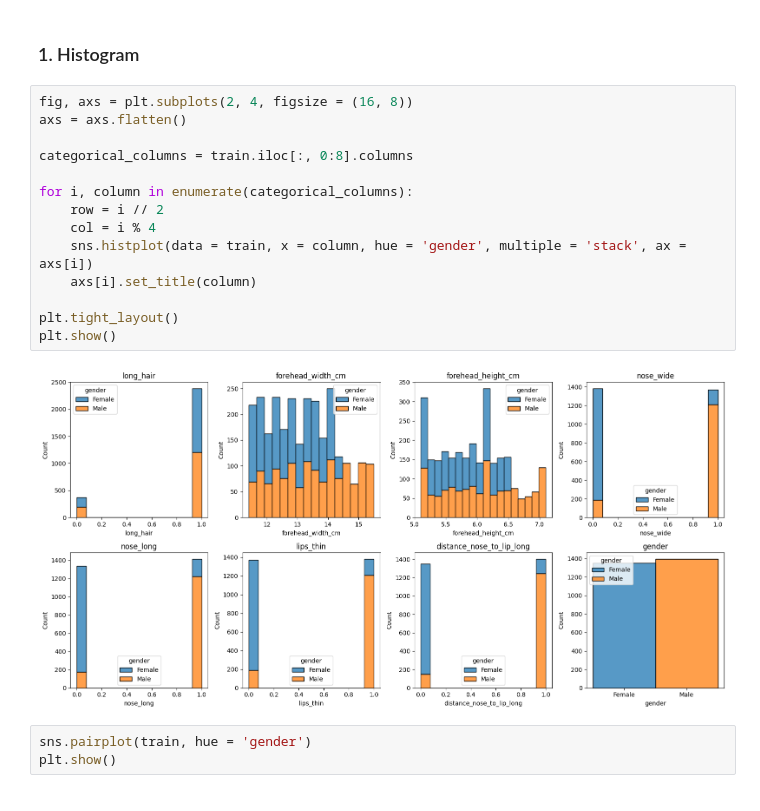
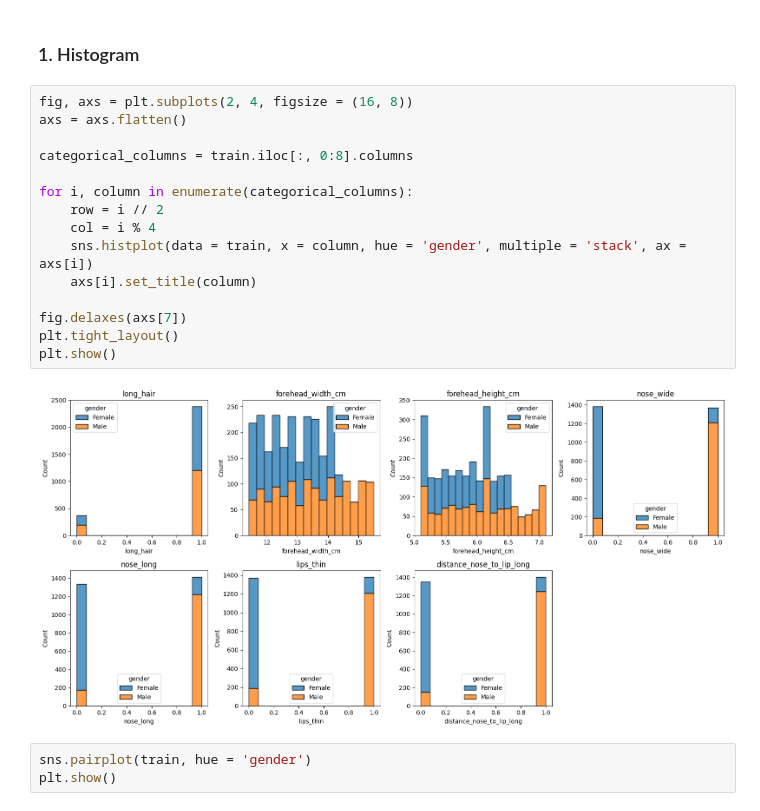
Before and after one commit to dangbaohan106/Gender-prediction, a Jupyter notebook: gender_prediction.ipynb, the cells around one changed output. Saved outputs shown, nothing was run; the diff lists cells and outputs as text.

```diff
--- a/gender_prediction.ipynb
+++ b/gender_prediction.ipynb
@@ -109,19 +109,20 @@ Name: count, dtype: int64
 # %%
 fig, axs = plt.subplots(2, 4, figsize = (16, 8))
 axs = axs.flatten()
 
 categorical_columns = train.iloc[:, 0:8].columns
 
 for i, column in enumerate(categorical_columns):
     row = i // 2
     col = i % 4
     sns.histplot(data = train, x = column, hue = 'gender', multiple = 'stack', ax = axs[i])
     axs[i].set_title(column)
 
+fig.delaxes(axs[7])
 plt.tight_layout()
 plt.show()
 # %% [output]
-[figure, old version]
+[figure, new version]
 # %%
 sns.pairplot(train, hue = 'gender')
 plt.show()
```
Also changed, not shown: parts of 6 cells of this notebook.
